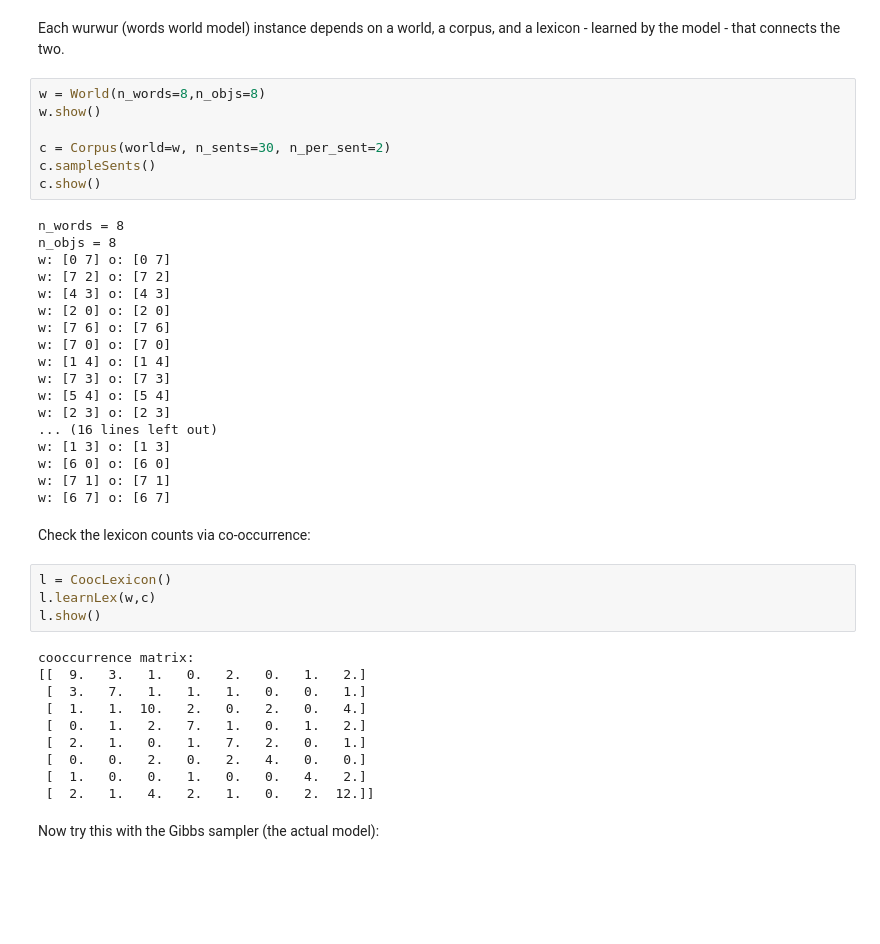
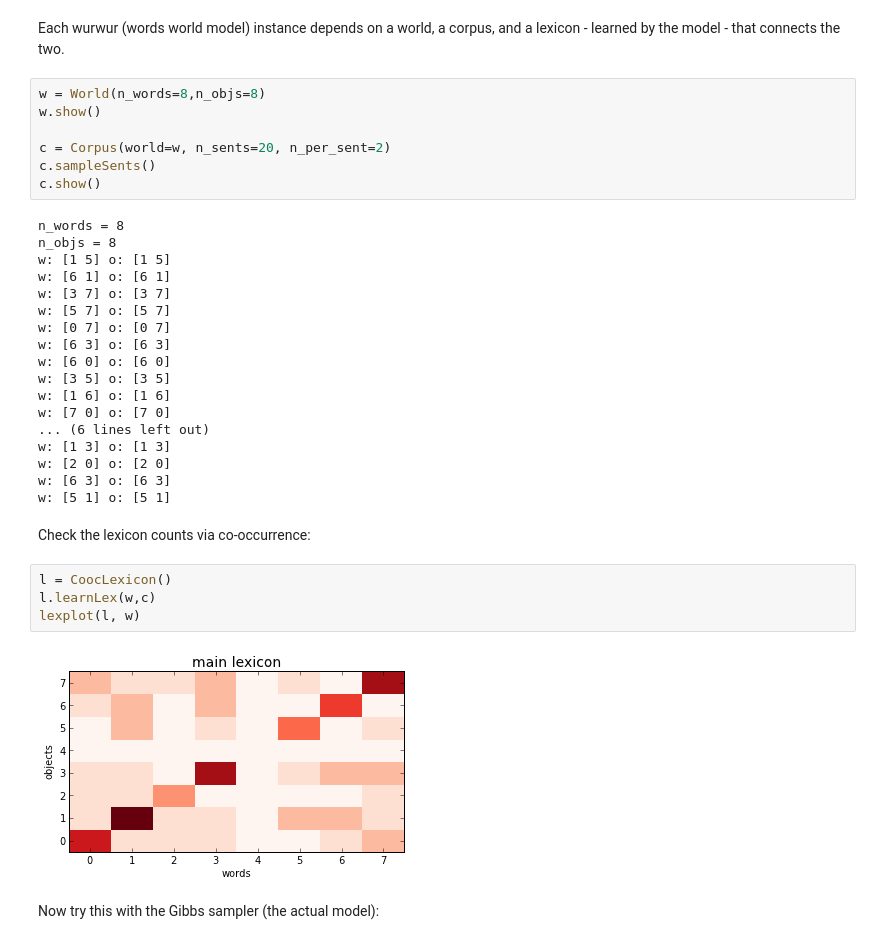
Before and after one commit to mcfrank/dmww, a Jupyter notebook: dmww basics.ipynb, the cells around one changed output. Drawn from its saved outputs; the diff is of its cells as text; blank space fills up the shorter version.

```diff
--- a/dmww basics.ipynb
+++ b/dmww basics.ipynb
@@ -14,43 +15,35 @@ Each wurwur (words world model) instance depends on a world, a corpus, and a lex
 w = World(n_words=8,n_objs=8)
 w.show()
 
-c = Corpus(world=w, n_sents=30, n_per_sent=2)
+c = Corpus(world=w, n_sents=20, n_per_sent=2)
 c.sampleSents()
 c.show()
 # %% [output]
 n_words = 8
 n_objs = 8
+w: [1 5] o: [1 5]
+w: [6 1] o: [6 1]
+w: [3 7] o: [3 7]
+w: [5 7] o: [5 7]
 w: [0 7] o: [0 7]
-w: [7 2] o: [7 2]
-w: [4 3] o: [4 3]
+w: [6 3] o: [6 3]
+w: [6 0] o: [6 0]
+w: [3 5] o: [3 5]
+w: [1 6] o: [1 6]
+w: [7 0] o: [7 0]
+... (6 lines left out)
+w: [1 3] o: [1 3]
 w: [2 0] o: [2 0]
-w: [7 6] o: [7 6]
-w: [7 0] o: [7 0]
-w: [1 4] o: [1 4]
-w: [7 3] o: [7 3]
-w: [5 4] o: [5 4]
-w: [2 3] o: [2 3]
-... (16 lines left out)
-w: [1 3] o: [1 3]
-w: [6 0] o: [6 0]
-w: [7 1] o: [7 1]
-w: [6 7] o: [6 7]
+w: [6 3] o: [6 3]
+w: [5 1] o: [5 1]
 # %% [markdown]
 Check the lexicon counts via co-occurrence:
 # %%
 l = CoocLexicon()
 l.learnLex(w,c)
-l.show()
+lexplot(l, w)
 # %% [output]
-cooccurrence matrix:
-[[  9.   3.   1.   0.   2.   0.   1.   2.]
- [  3.   7.   1.   1.   1.   0.   0.   1.]
- [  1.   1.  10.   2.   0.   2.   0.   4.]
- [  0.   1.   2.   7.   1.   0.   1.   2.]
- [  2.   1.   0.   1.   7.   2.   0.   1.]
- [  0.   0.   2.   0.   2.   4.   0.   0.]
- [  1.   0.   0.   1.   0.   0.   4.   2.]
- [  2.   1.   4.   2.   1.   0.   2.  12.]]
+[figure, added]
 # %% [markdown]
 Now try this with the Gibbs sampler (the actual model):
 # %%
```
Also changed, not shown: parts of 4 cells of this notebook, 3 other files.
